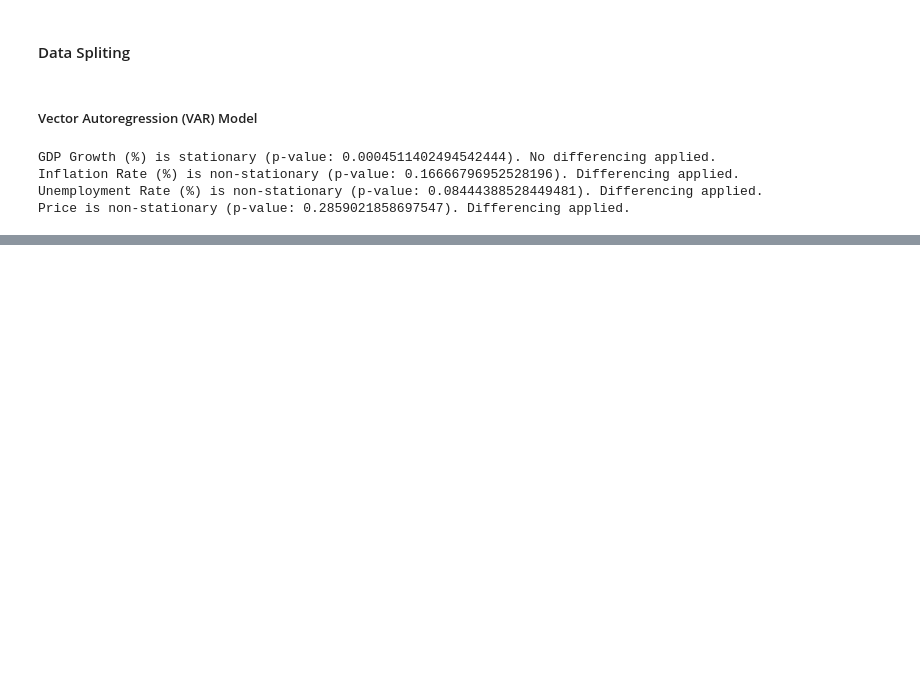
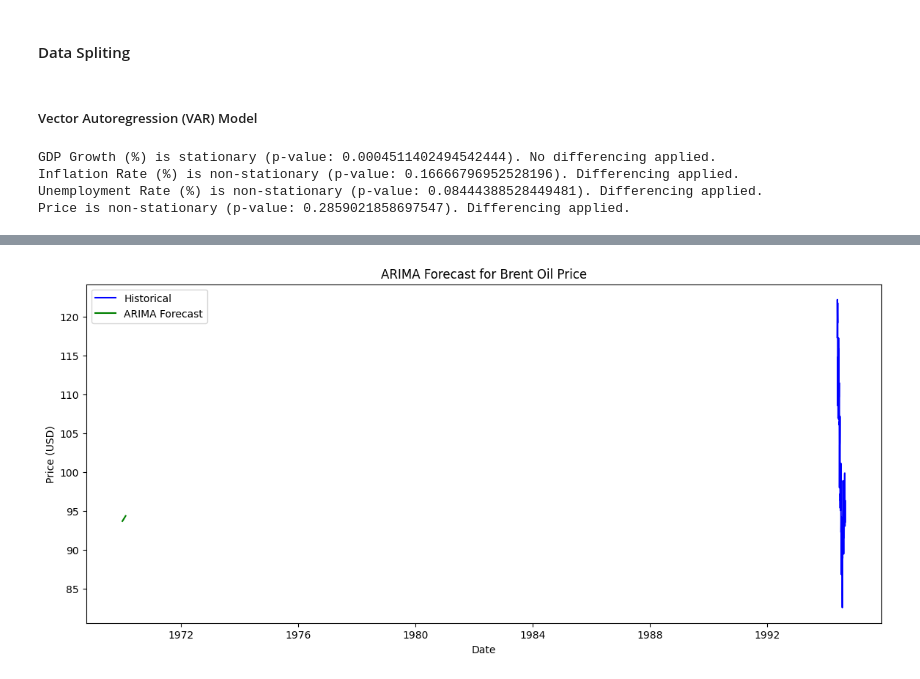
Before and after one commit to GetieBalew24/BrentOil-PriceModeling, a Jupyter notebook: notebooks/oil_price_model_development.ipynb, the cells around one changed output, grey strips where cells are left out. Drawn from its saved outputs; the diff is of its cells as text; code cells hidden in the pictures; blank space fills up the shorter version.

Commit message:
Time Series Modeling - ARIMA

```diff
--- a/notebooks/oil_price_model_development.ipynb
+++ b/notebooks/oil_price_model_development.ipynb
@@ -292,0 +373,10 @@ forecast_df = pd.DataFrame(forecasted_values, index=test_data.index, columns=tes
+# %%
+# import ARIMA
+from statsmodels.tsa.arima.model import ARIMA
+# ARIMA requires stationary time series, so calculate log returns
+data['Log_Returns'] = np.log(data['Price']).diff().dropna()
+
+# Fit ARIMA model
+arima_model = ARIMA(data['Log_Returns'].dropna(), order=(1,1,1))
+arima_result = arima_model.fit()
+print("ARIMA Summary:", arima_result.summary())
@@ -292,0 +401,13 @@ forecast_df = pd.DataFrame(forecasted_values, index=test_data.index, columns=tes
+# %%
+# Forecast future price using ARIMA
+arima_forecast = arima_result.forecast(steps=30)
+plt.figure(figsize=(14, 6))
+plt.plot(data.index[-100:], data['Price'][-100:], color='blue', label='Historical')
+plt.plot(pd.date_range(data.index[-1], periods=30, freq='B'), np.exp(arima_forecast.cumsum()) * data['Price'].iloc[-1], color='green', label='ARIMA Forecast')
+plt.title("ARIMA Forecast for Brent Oil Price")
+plt.xlabel("Date")
+plt.ylabel("Price (USD)")
+plt.legend()
+plt.show()
+# %% [output]
+[figure, added]
```
Also changed, not shown: parts of 6 cells of this notebook.
